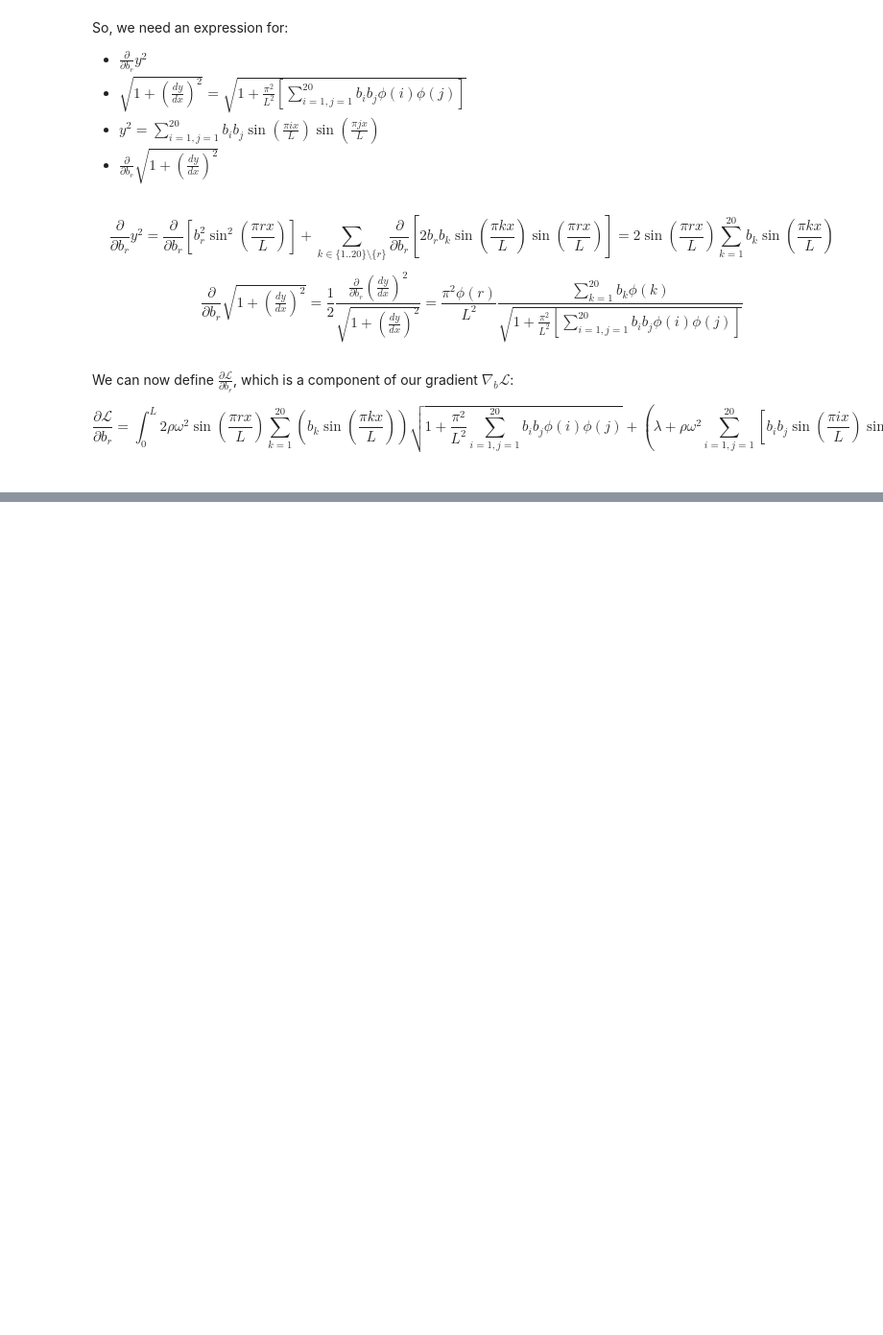
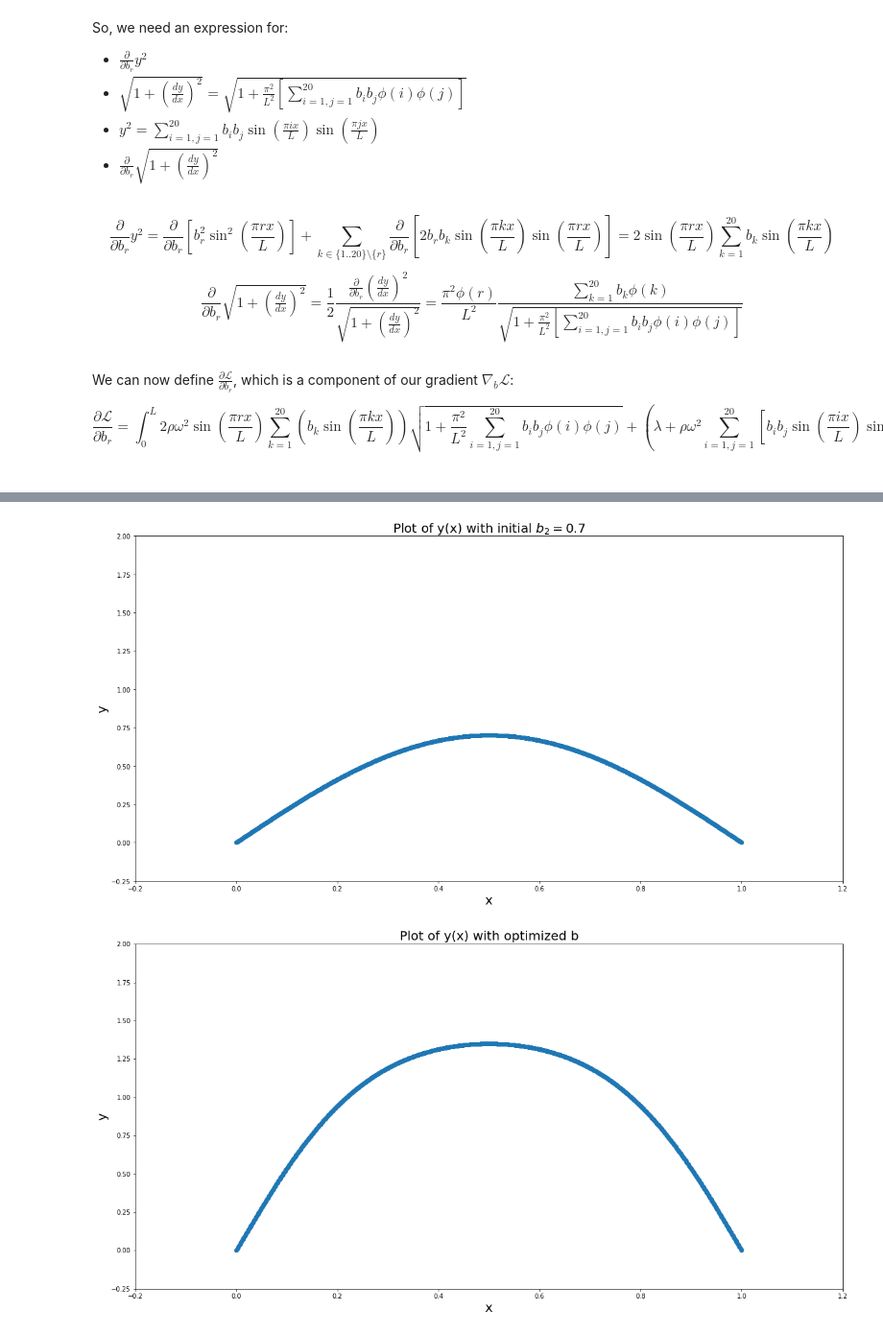
Before and after one commit to jonathanGB/am205, a Jupyter notebook: 5/AM205_HW5.ipynb, the cells around one changed output, grey strips where cells are left out. Shown at 96% size. Cells and saved outputs as stored; diff of their text form; code cells hidden in the pictures; blank space fills up the shorter version.

```diff
--- a/5/AM205_HW5.ipynb
+++ b/5/AM205_HW5.ipynb
@@ -295,0 +442,4 @@ $$ \boxed{\frac{\partial \mathcal{L}}{\partial b_r} =
+# %%
+b_lambda2 = np.zeros(21)
+b_lambda2[1] = 0.7
+result_y2 = fsolve(solve_jump_rope, b_lambda2)
@@ -295,0 +464,6 @@ $$ \boxed{\frac{\partial \mathcal{L}}{\partial b_r} =
+# %%
+plot_y(b_lambda2, r"Plot of y(x) with initial $b_2 = 0.7$", [-0.2, 1.2, -0.25, 2])
+plot_y(result_y2, "Plot of y(x) with optimized b", [-0.2, 1.2, -0.25, 2])
+# %% [output]
+[figure, added]
+[figure, added]
```
Also changed, not shown: parts of 11 cells of this notebook.
